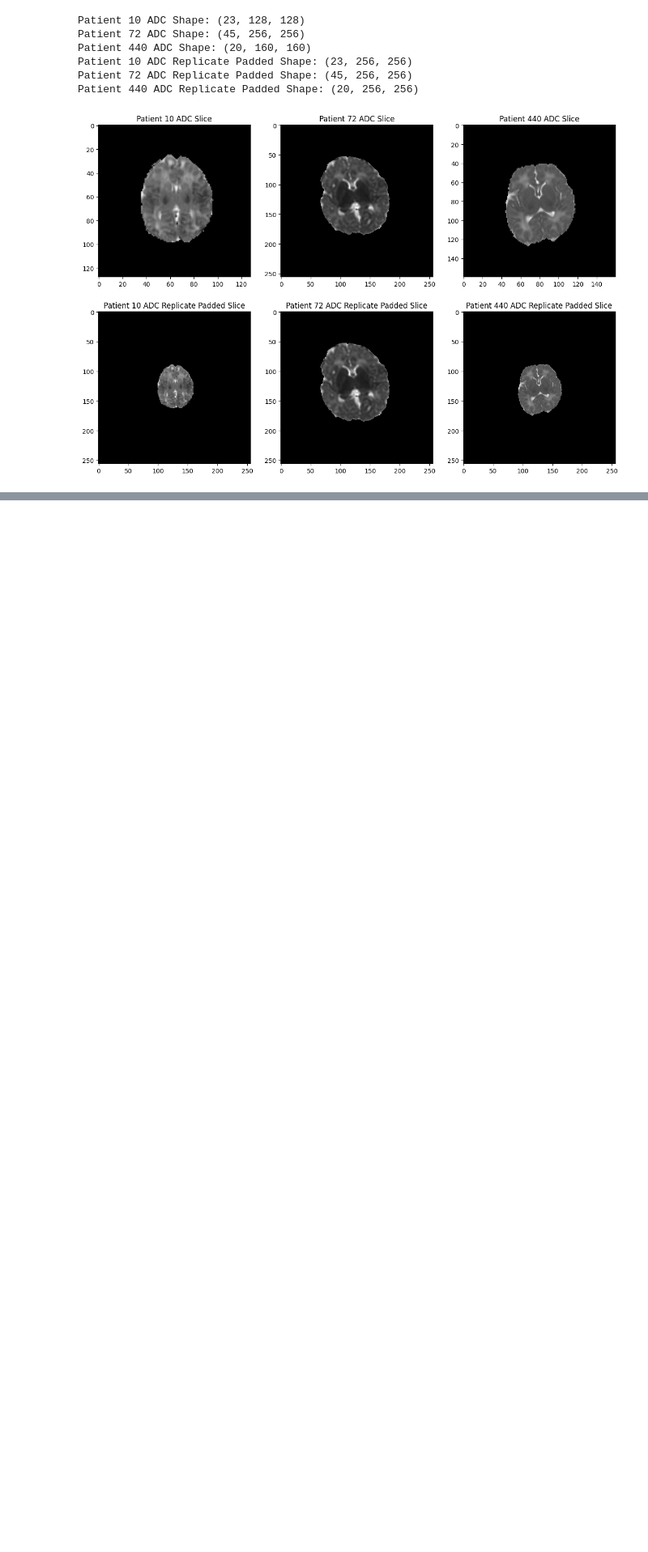
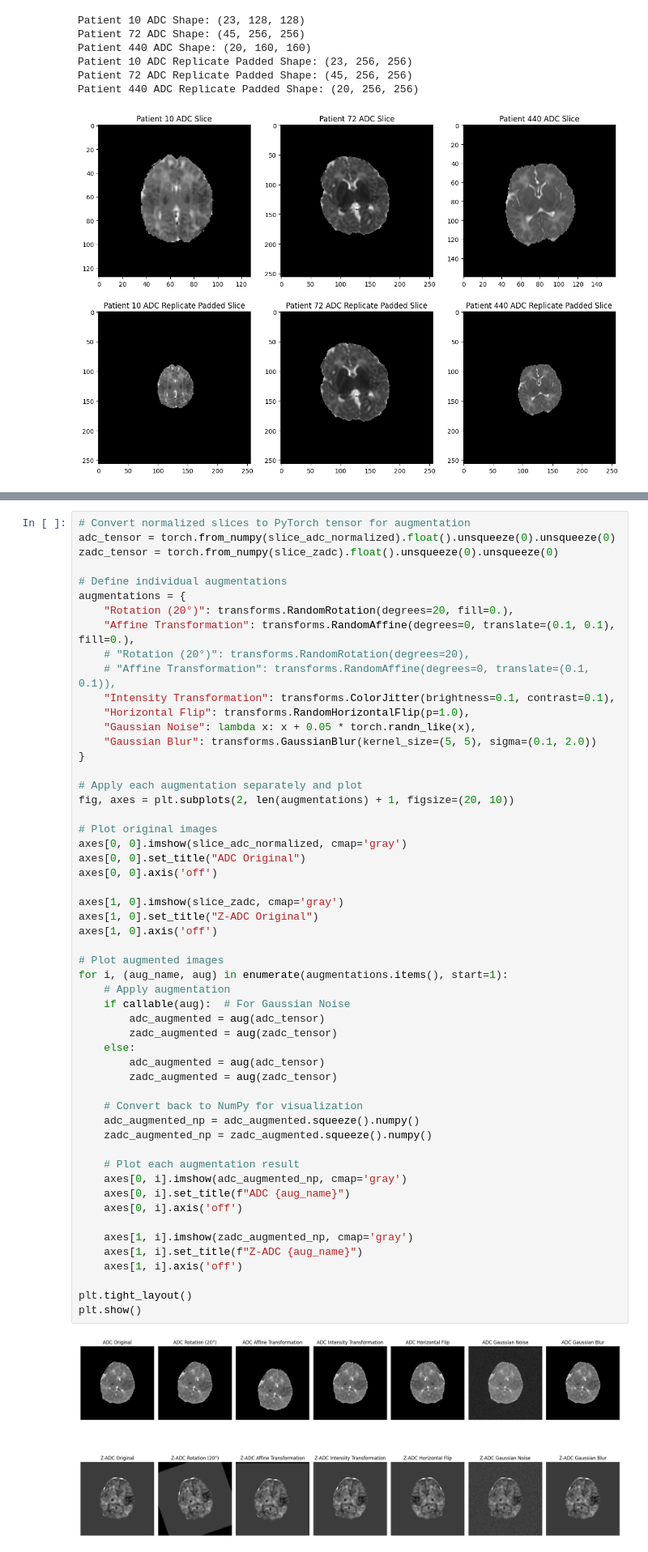
Before and after one commit to Neonatal-Brain-Lesion-Segmentation/CodeBase, a Jupyter notebook: codebase/transforms/preprocess.ipynb, the cells around one changed output, grey strips where cells are left out. Shown at 81% size. Saved outputs shown, nothing was run; the diff lists cells and outputs as text; blank space fills up the shorter version.

Commit message:
2D Augmentations

```diff
--- a/codebase/transforms/preprocess.ipynb
+++ b/codebase/transforms/preprocess.ipynb
@@ -651,0 +656,56 @@ Patient 440 ADC Replicate Padded Shape: (20, 256, 256)
+# %%
+# Convert normalized slices to PyTorch tensor for augmentation
+adc_tensor = torch.from_numpy(slice_adc_normalized).float().unsqueeze(0).unsqueeze(0)
+zadc_tensor = torch.from_numpy(slice_zadc).float().unsqueeze(0).unsqueeze(0)
+
+# Define individual augmentations
+augmentations = {
+    "Rotation (20°)": transforms.RandomRotation(degrees=20, fill=0.),
+    "Affine Transformation": transforms.RandomAffine(degrees=0, translate=(0.1, 0.1), fill=0.),
+    # "Rotation (20°)": transforms.RandomRotation(degrees=20),
+    # "Affine Transformation": transforms.RandomAffine(degrees=0, translate=(0.1, 0.1)),
+    "Intensity Transformation": transforms.ColorJitter(brightness=0.1, contrast=0.1),
+    "Horizontal Flip": transforms.RandomHorizontalFlip(p=1.0),
+    "Gaussian Noise": lambda x: x + 0.05 * torch.randn_like(x),
+    "Gaussian Blur": transforms.GaussianBlur(kernel_size=(5, 5), sigma=(0.1, 2.0))
+}
+
+# Apply each augmentation separately and plot
+fig, axes = plt.subplots(2, len(augmentations) + 1, figsize=(20, 10))
+
+# Plot original images
+axes[0, 0].imshow(slice_adc_normalized, cmap='gray')
+axes[0, 0].set_title("ADC Original")
+axes[0, 0].axis('off')
+
+axes[1, 0].imshow(slice_zadc, cmap='gray')
+axes[1, 0].set_title("Z-ADC Original")
+axes[1, 0].axis('off')
+
+# Plot augmented images
+for i, (aug_name, aug) in enumerate(augmentations.items(), start=1):
+    # Apply augmentation
+    if callable(aug):  # For Gaussian Noise
+        adc_augmented = aug(adc_tensor)
+        zadc_augmented = aug(zadc_tensor)
+    else:
+        adc_augmented = aug(adc_tensor)
+        zadc_augmented = aug(zadc_tensor)
+
+    # Convert back to NumPy for visualization
+    adc_augmented_np = adc_augmented.squeeze().numpy()
+    zadc_augmented_np = zadc_augmented.squeeze().numpy()
+
+    # Plot each augmentation result
+    axes[0, i].imshow(adc_augmented_np, cmap='gray')
+    axes[0, i].set_title(f"ADC {aug_name}")
+    axes[0, i].axis('off')
+
+    axes[1, i].imshow(zadc_augmented_np, cmap='gray')
+    axes[1, i].set_title(f"Z-ADC {aug_name}")
+    axes[1, i].axis('off')
+
+plt.tight_layout()
+plt.show()
+# %% [output]
+[figure, added]
```
Also changed, not shown: parts of 3 cells of this notebook.
